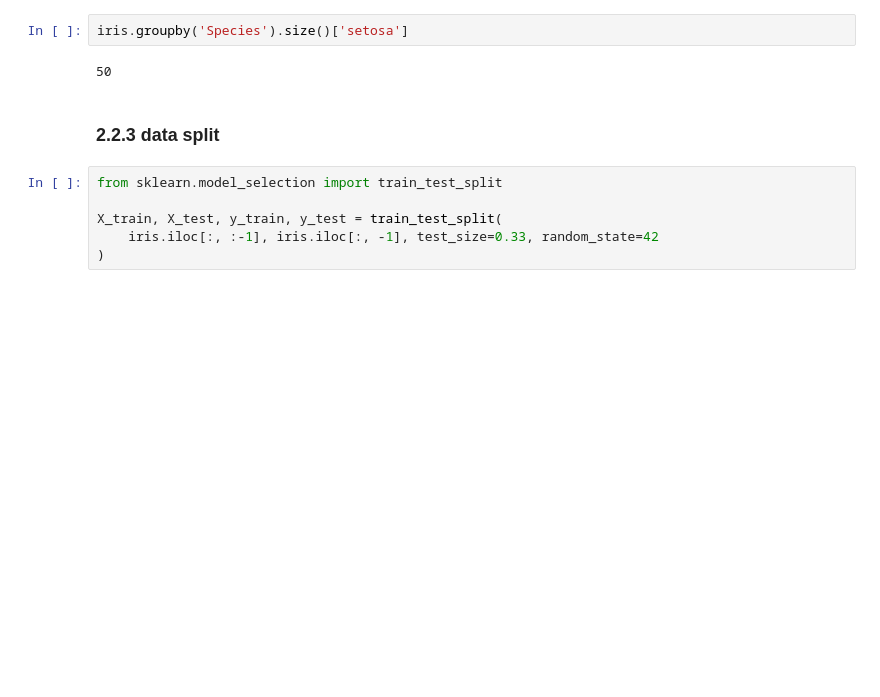
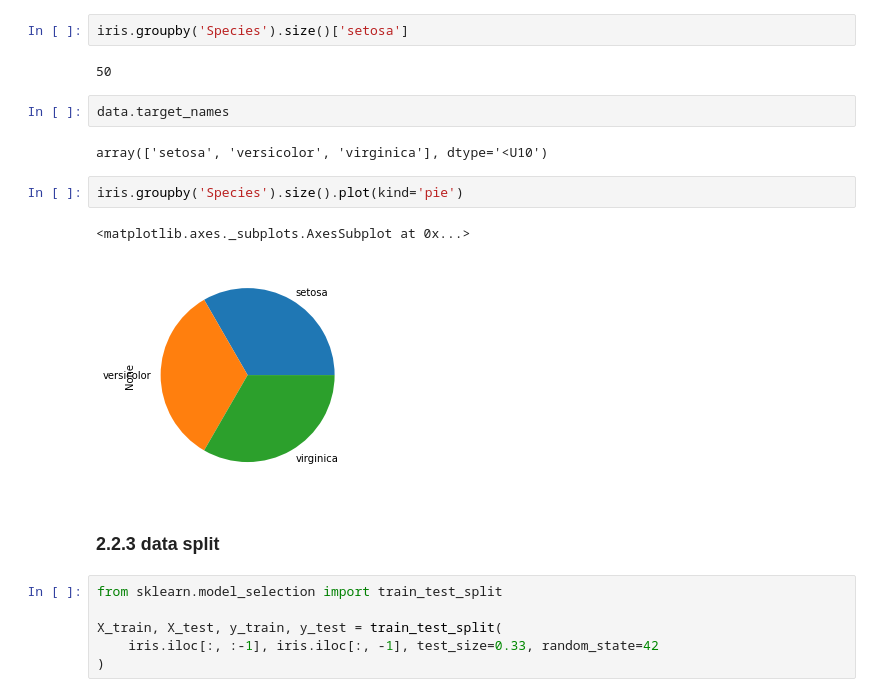
Before and after one commit to kvvonhyuntae/Data---Analysis-2021.11, a Jupyter notebook: MLStart/03.02.iris.ipynb, the cells around one changed output. Drawn from its saved outputs; the diff is of its cells as text; blank space fills up the shorter version.

```diff
--- a/MLStart/03.02.iris.ipynb
+++ b/MLStart/03.02.iris.ipynb
@@ -399,6 +444,15 @@ Index(['setosa', 'versicolor', 'virginica'], dtype='object', name='Species')
 iris.groupby('Species').size()['setosa']
 # %% [output]
 50
+# %%
+data.target_names
+# %% [output]
+array(['setosa', 'versicolor', 'virginica'], dtype='<U10')
+# %%
+iris.groupby('Species').size().plot(kind='pie')
+# %% [output]
+<matplotlib.axes._subplots.AxesSubplot at 0x...>
+[figure, added]
 # %% [markdown]
 ### 2.2.3 data split
 # %%
```
Also changed, not shown: parts of 26 cells of this notebook, 2 other files.
